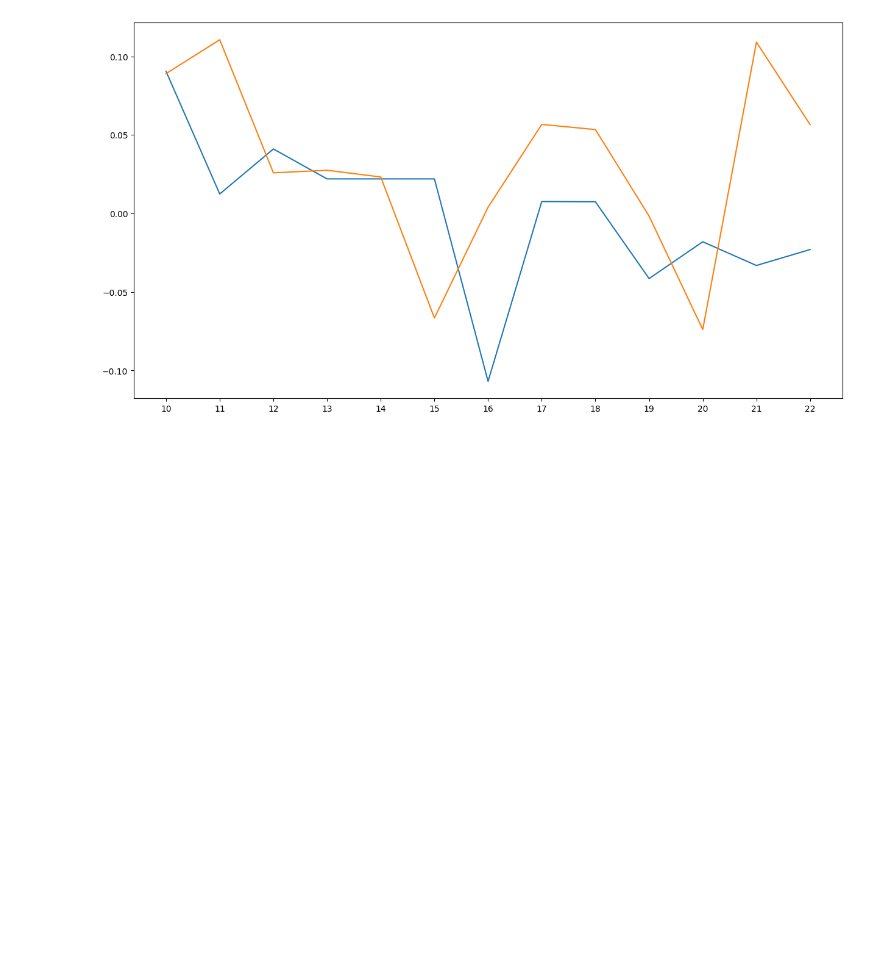
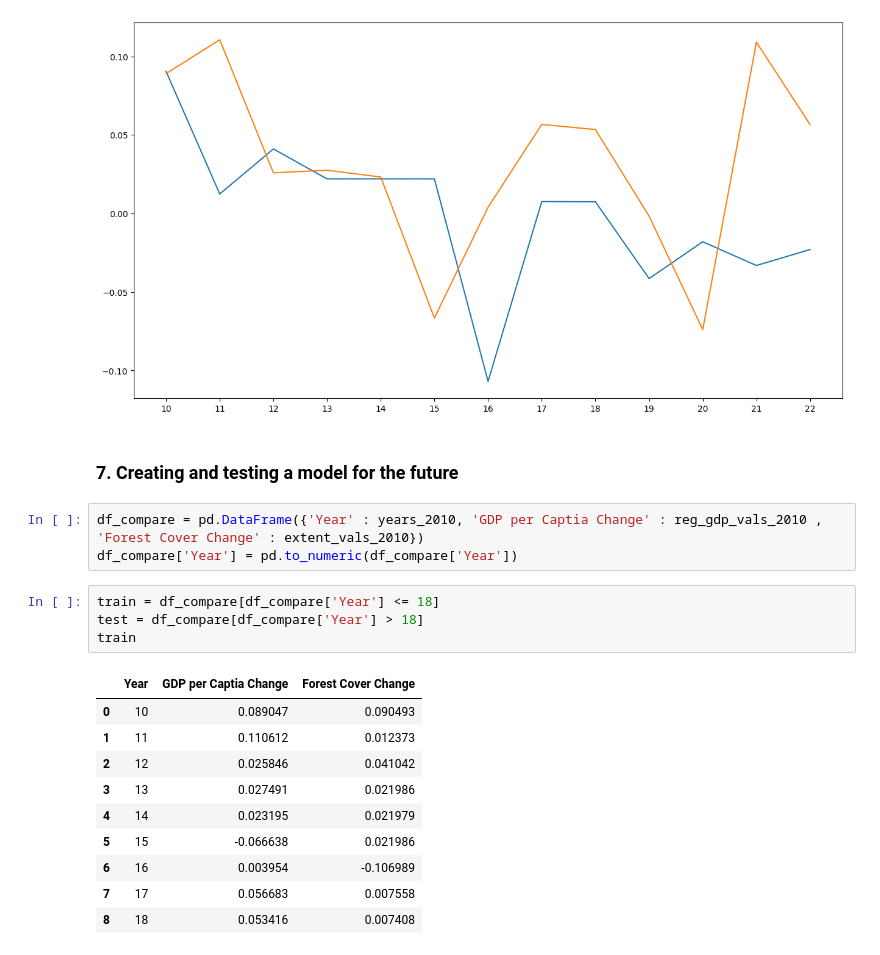
Before and after one commit to sdata07/Forest-Area-Predictor, a Jupyter notebook: main/main.ipynb, the cells around one changed output. Drawn from its saved outputs; the diff is of its cells as text; blank space fills up the shorter version.

```diff
--- a/main/main.ipynb
+++ b/main/main.ipynb
@@ -267,3 +267,23 @@ plt.plot(years_2010,reg_gdp_vals_2010)
 # %% [output]
 [<matplotlib.lines.Line2D at 0x...>]
 [figure]
+# %% [markdown]
+### 7.  Creating and testing a model for the future
+# %%
+df_compare = pd.DataFrame({'Year' : years_2010, 'GDP per Captia Change' : reg_gdp_vals_2010 , 'Forest Cover Change' : extent_vals_2010})
+df_compare['Year'] = pd.to_numeric(df_compare['Year'])
+# %%
+train = df_compare[df_compare['Year'] <= 18]
+test = df_compare[df_compare['Year'] > 18]
+train
+# %% [output]
+|  | Year | GDP per Captia Change | Forest Cover Change |
+| 0 | 10 | 0.089047 | 0.090493 |
+| 1 | 11 | 0.110612 | 0.012373 |
+| 2 | 12 | 0.025846 | 0.041042 |
+| 3 | 13 | 0.027491 | 0.021986 |
+| 4 | 14 | 0.023195 | 0.021979 |
+| 5 | 15 | -0.066638 | 0.021986 |
+| 6 | 16 | 0.003954 | -0.106989 |
+| 7 | 17 | 0.056683 | 0.007558 |
+| 8 | 18 | 0.053416 | 0.007408 |
```
Also changed, not shown: parts of 4 cells of this notebook.
